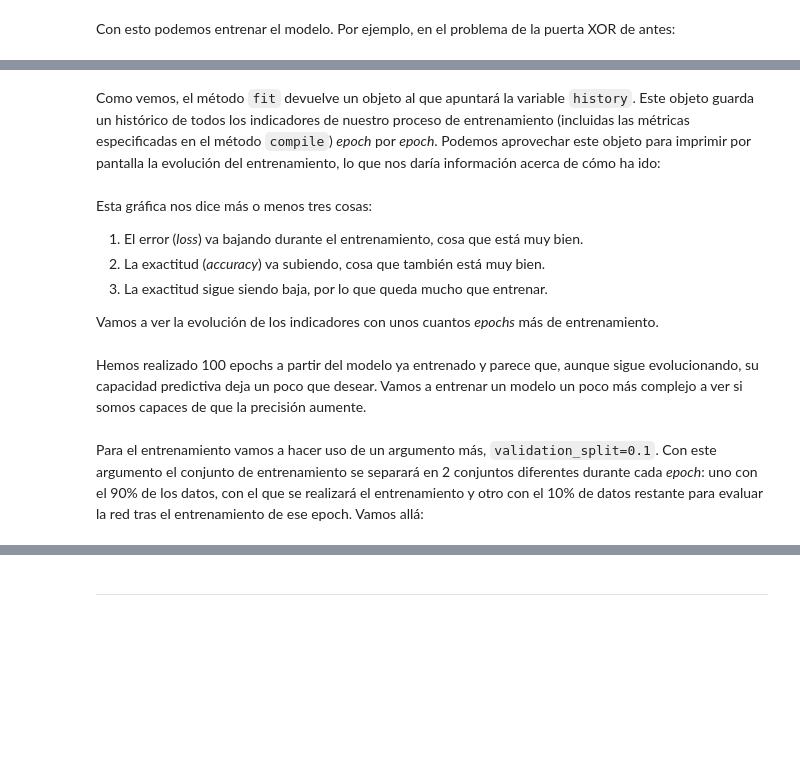
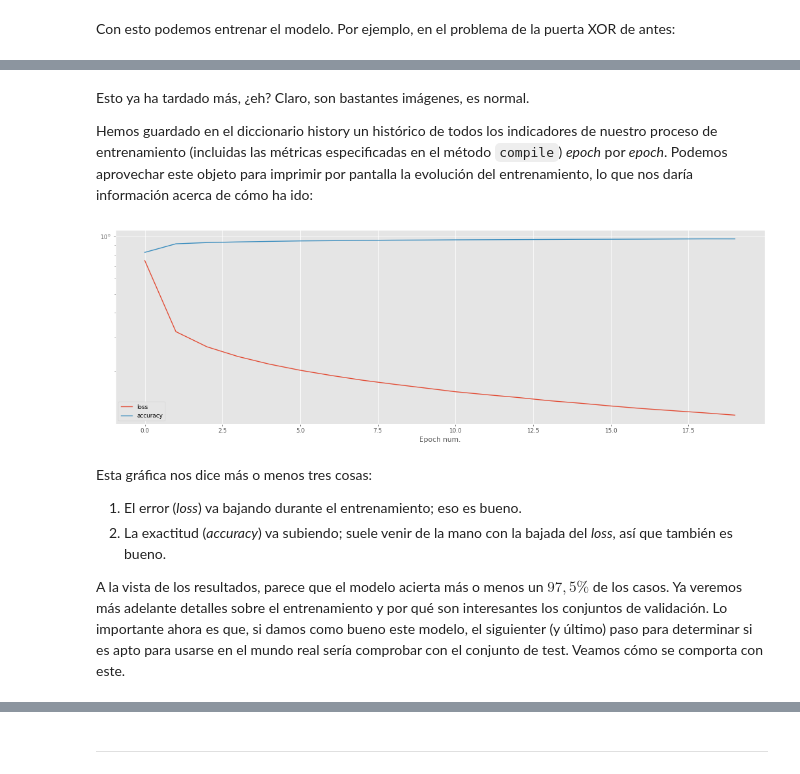
Before and after one commit to blazaid/aprendizaje-profundo, a Jupyter notebook: Notebooks/Redes neuronales artificiales - Perceptrón simple y perceptrón multicapa.ipynb, the cells around one changed output, grey strips where cells are left out. Cells and saved outputs as stored; diff of their text form; code cells hidden in the pictures; blank space fills up the shorter version.

```diff
--- a/Notebooks/Redes neuronales artificiales - Perceptrón simple y perceptrón multicapa.ipynb
+++ b/Notebooks/Redes neuronales artificiales - Perceptrón simple y perceptrón multicapa.ipynb
@@ -658,9 +821,6 @@ Esto sería únicamente la arquitectura. Para poder entrenarlo tendríamos que e
 # %%
-model.compile(
-    loss = tf.keras.losses.MeanSquaredError(),
-    optimizer = tf.keras.optimizers.SGD(learning_rate=0.5),
-    metrics = [tf.keras.metrics.Accuracy()]
-)
+criterion = nn.MSELoss()  # Error cuadrático medio para calcular el error
+optimizer = optim.SGD(model.parameters(), lr=0.01, momentum=0.9)
 # %% [markdown]
 Con esto podemos entrenar el modelo. Por ejemplo, en el problema de la puerta XOR de antes:
 # %%
@@ -678,0 +878,8 @@ np.piecewise(ŷ, [ŷ < 0.5, 0.5 <= ŷ], [0, 1])
+# %%
+with torch.no_grad():  # Solo predecir, no queremos los gradientes para nada
+    outputs = model(X_tensor)
+    predictions = (outputs >= 0.5).float()
+    accuracy = (predictions == y_tensor).float().mean()
+    print("Final predictions:")
+    print(predictions)
+    print(f"Final accuracy: {accuracy.item()*100:.2f}%")
@@ -705,2 +929,26 @@ Es curioso ver cómo han cambiado los parámetros. De 2 entradas que teníamos a
 # %%
-history = model.fit(x_train, y_train, epochs=10)
+history = {'loss': [], 'accuracy': []}
+
+num_epochs = 20
+for epoch in range(1, num_epochs + 1):
+    running_loss = 0.0
+    correct = 0
+    total = 0
+    for inputs, labels in train_loader:  # Usamos todas las imágenes cada epoch
+        optimizer.zero_grad()
+        outputs = model(inputs)
+        loss = criterion(outputs, labels)
+        loss.backward()
+        optimizer.step()
+
+        running_loss += loss.item()  # Acumulamos todos los loss para el total
+        _, predicted = torch.max(outputs, 1)
+        total += labels.size(0)  # Número de imagenes procesadas este batch
+        correct += (predicted == labels).sum().item()  # Número de aciertos
+
+    epoch_loss = running_loss / len(train_loader)
+    epoch_acc = correct / total
+    history['loss'].append(epoch_loss)
+    history['accuracy'].append(epoch_acc)
+
+    print(f"Epoch {epoch} - Loss: {epoch_loss:.4f}, Accuracy: {epoch_acc:.4f}")
@@ -707,14 +976,18 @@ history = model.fit(x_train, y_train, epochs=10)
 # %% [markdown]
-Como vemos, el método `fit` devuelve un objeto al que apuntará la variable `history`. Este objeto guarda un histórico de todos los indicadores de nuestro proceso de entrenamiento (incluidas las métricas especificadas en el método `compile`) _epoch_ por _epoch_. Podemos aprovechar este objeto para imprimir por pantalla la evolución del entrenamiento, lo que nos daría información acerca de cómo ha ido:
+Esto ya ha tardado  más, ¿eh? Claro, son bastantes imágenes, es normal.
+
+Hemos guardado en el diccionario history un histórico de todos los indicadores de nuestro proceso de entrenamiento (incluidas las métricas especificadas en el método `compile`) _epoch_ por _epoch_. Podemos aprovechar este objeto para imprimir por pantalla la evolución del entrenamiento, lo que nos daría información acerca de cómo ha ido:
 # %%
-pd.DataFrame(history.history).plot()
+pd.DataFrame(history).plot()
 plt.xlabel('Epoch num.')
+plt.yscale('log')
 plt.show()
+# %% [output]
+[figure, added]
 # %% [markdown]
 Esta gráfica nos dice más o menos tres cosas:
 
-1. El error (_loss_) va bajando durante el entrenamiento, cosa que está muy bien.
-2. La exactitud (_accuracy_) va subiendo, cosa que también está muy bien.
-3. La exactitud sigue siendo baja, por lo que queda mucho que entrenar.
+1. El error (_loss_) va bajando durante el entrenamiento; eso es bueno.
+2. La exactitud (_accuracy_) va subiendo; suele venir de la mano con la bajada del _loss_, así que también es bueno.
 
-Vamos a ver la evolución de los indicadores con unos cuantos _epochs_ más de entrenamiento.
+A la vista de los resultados, parece que el modelo acierta más o menos un $97,5\%$ de los casos. Ya veremos más adelante detalles sobre el entrenamiento y por qué son interesantes los conjuntos de validación. Lo importante ahora es que, si damos como bueno este modelo, el siguienter (y último) paso para determinar si es apto para usarse en el mundo real sería comprobar con el conjunto de test. Veamos cómo se comporta con este.
@@ -726,2 +993,0 @@ plt.show()
-# %% [markdown]
-Hemos realizado 100 epochs a partir del modelo ya entrenado y parece que, aunque sigue evolucionando, su capacidad predictiva deja un poco que desear. Vamos a entrenar un modelo un poco más complejo a ver si somos capaces de que la precisión aumente.
@@ -741,2 +993,0 @@ model.summary()
-# %% [markdown]
-Para el entrenamiento vamos a hacer uso de un argumento más, `validation_split=0.1`. Con este argumento el conjunto de entrenamiento se separará en 2 conjuntos diferentes durante cada _epoch_: uno con el 90% de los datos, con el que se realizará el entrenamiento y otro con el 10% de datos restante para evaluar la red tras el entrenamiento de ese epoch. Vamos allá:
```
Also changed, not shown: parts of 53 cells of this notebook, 2 other files.
